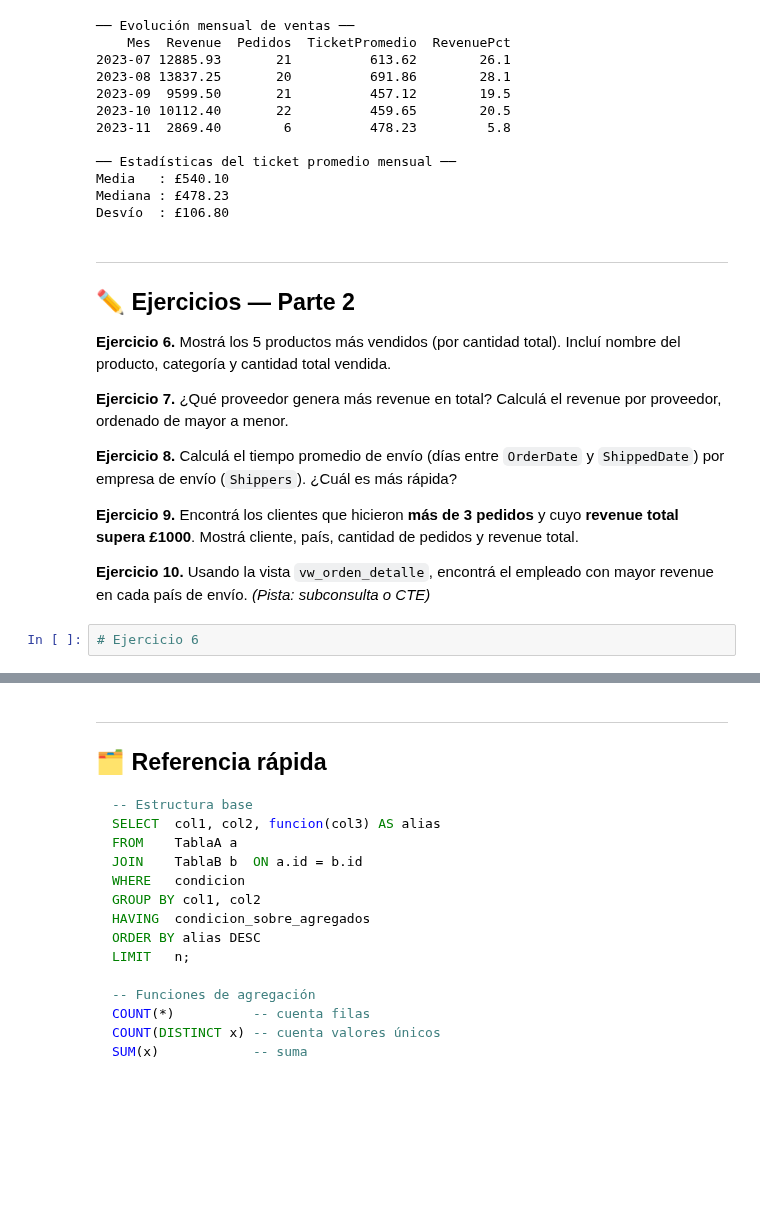
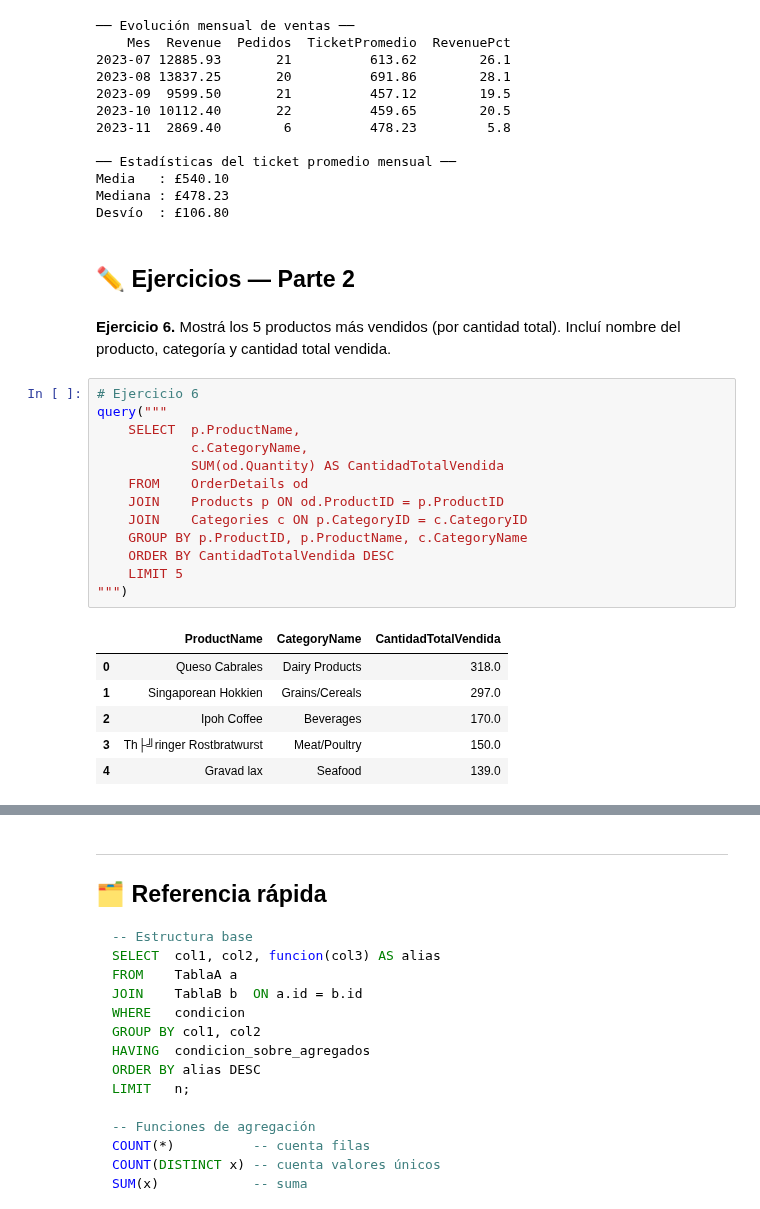
Before and after one commit to alexballera/taller-tgad-fce, a Jupyter notebook: sesiones/segundo-parcial/u2/clase11/teorica/bbdd/northwind_mysql.ipynb, the cells around one changed output, grey strips where cells are left out. Saved outputs shown, nothing was run; the diff lists cells and outputs as text; blank space fills up the shorter version.

```diff
--- a/sesiones/segundo-parcial/u2/clase11/teorica/bbdd/northwind_mysql.ipynb
+++ b/sesiones/segundo-parcial/u2/clase11/teorica/bbdd/northwind_mysql.ipynb
@@ -825,17 +825,26 @@ Media   : £540.10
 Mediana : £478.23
 Desvío  : £106.80
 # %% [markdown]
----
 ## ✏️ Ejercicios — Parte 2
-
-**Ejercicio 6.** Mostrá los 5 productos más vendidos (por cantidad total). Incluí nombre del producto, categoría y cantidad total vendida.
-
-**Ejercicio 7.** ¿Qué proveedor genera más revenue en total? Calculá el revenue por proveedor, ordenado de mayor a menor.
-
-**Ejercicio 8.** Calculá el tiempo promedio de envío (días entre `OrderDate` y `ShippedDate`) por empresa de envío (`Shippers`). ¿Cuál es más rápida?
-
-**Ejercicio 9.** Encontrá los clientes que hicieron **más de 3 pedidos** y cuyo **revenue total supera £1000**. Mostrá cliente, país, cantidad de pedidos y revenue total.
-
-**Ejercicio 10.** Usando la vista `vw_orden_detalle`, encontrá el empleado con mayor revenue en cada país de envío. *(Pista: subconsulta o CTE)*
+# %% [markdown]
+**Ejercicio 6.** Mostrá los 5 productos más vendidos (por cantidad total). Incluí nombre del producto, categoría y cantidad total vendida.
 # %%
 # Ejercicio 6
+query("""
+    SELECT  p.ProductName,
+            c.CategoryName,
+            SUM(od.Quantity) AS CantidadTotalVendida
+    FROM    OrderDetails od
+    JOIN    Products p ON od.ProductID = p.ProductID
+    JOIN    Categories c ON p.CategoryID = c.CategoryID
+    GROUP BY p.ProductID, p.ProductName, c.CategoryName
+    ORDER BY CantidadTotalVendida DESC
+    LIMIT 5
+""")
+# %% [output]
+|  | ProductName | CategoryName | CantidadTotalVendida |
+| 0 | Queso Cabrales | Dairy Products | 318.0 |
+| 1 | Singaporean Hokkien | Grains/Cereals | 297.0 |
+| 2 | Ipoh Coffee | Beverages | 170.0 |
+| 3 | Th├╝ringer Rostbratwurst | Meat/Poultry | 150.0 |
+| 4 | Gravad lax | Seafood | 139.0 |
```
Also changed, not shown: parts of 9 cells of this notebook, 1 other file.
